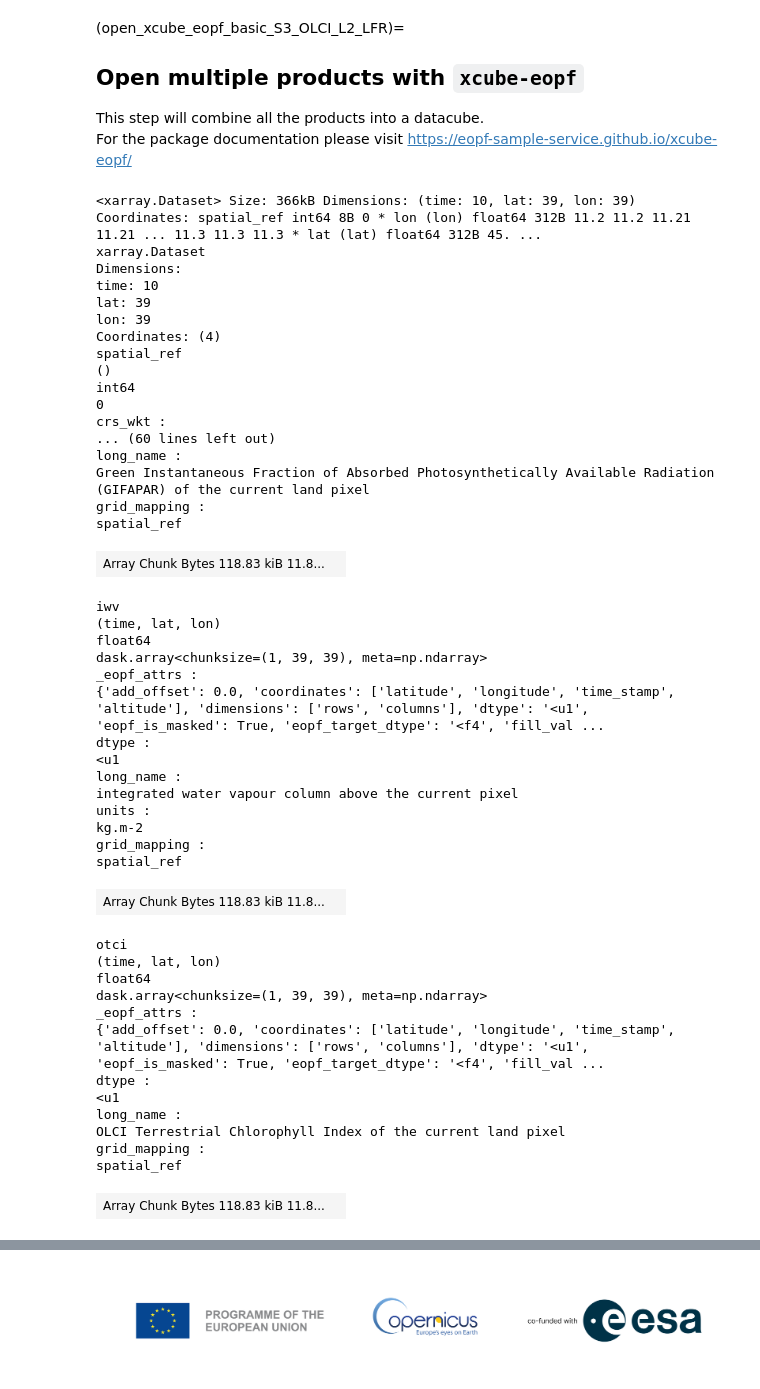
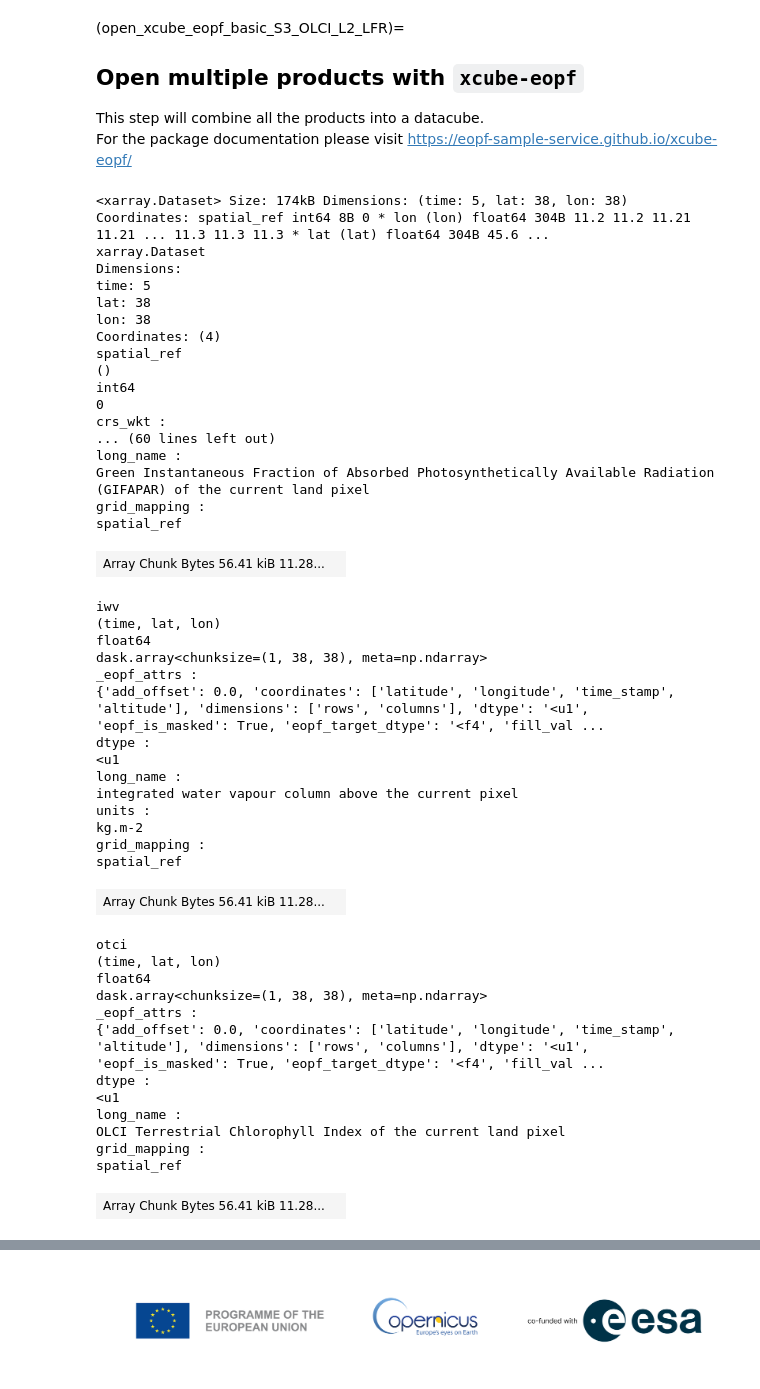
Before and after one commit to EOPF-Sample-Service/eopf-sample-notebooks, a Jupyter notebook: notebooks/Sentinel-3/Sentinel-3_OLCI_L2_LFR_data_access.ipynb, the cells around one changed output, grey strips where cells are left out. Drawn from its saved outputs; the diff is of its cells as text; code cells hidden in the pictures.

Commit message:
fix dates for basic examples

```diff
--- a/notebooks/Sentinel-3/Sentinel-3_OLCI_L2_LFR_data_access.ipynb
+++ b/notebooks/Sentinel-3/Sentinel-3_OLCI_L2_LFR_data_access.ipynb
@@ -133,45 +138,45 @@ For the package documentation please visit https://eopf-sample-service.github.io
 # Define area of interest
 bbox = [11.2, 45.5, 11.3, 45.6]
 
-# Temporal extent: today - 10 days to today
-today = datetime.utcnow().date()
-start_date = today - timedelta(days=10)
+# Temporal extent: today - 5 days to today
+today = datetime.datetime.now(datetime.UTC).date()
+start_date = today - timedelta(days=5)
 temporal_extent = [str(start_date), str(today)]
 
 store = new_data_store("eopf-zarr")
 
 ds = store.open_data(
     data_id="sentinel-3-olci-l2-lfr",
     bbox=bbox,
     spatial_res=0.0027,  # ~300m in degrees for EPSG:4326
     time_range=temporal_extent,
     crs="EPSG:4326",
     variables=["gifapar", "iwv", "otci"],
 )
 ds
 # %% [output]
-<xarray.Dataset> Size: 366kB Dimensions: (time: 10, lat: 39, lon: 39) Coordinates: spatial_ref int64 8B 0 * lon (lon) float64 312B 11.2 11.2 11.21 11.21 ... 11.3 11.3 11.3 * lat (lat) float64 312B 45. ...
+<xarray.Dataset> Size: 174kB Dimensions: (time: 5, lat: 38, lon: 38) Coordinates: spatial_ref int64 8B 0 * lon (lon) float64 304B 11.2 11.2 11.21 11.21 ... 11.3 11.3 11.3 * lat (lat) float64 304B 45.6 ...
 xarray.Dataset
 Dimensions:
-time: 10
-lat: 39
-lon: 39
+time: 5
+lat: 38
+lon: 38
 Coordinates: (4)
 spatial_ref
 ()
 int64
 0
 crs_wkt :
 ... (60 lines left out)
 long_name :
 Green Instantaneous Fraction of Absorbed Photosynthetically Available Radiation (GIFAPAR) of the current land pixel
 grid_mapping :
 spatial_ref
-| Array Chunk Bytes 118.83 kiB 11.8... |  |
+| Array Chunk Bytes 56.41 kiB 11.28... |  |
 iwv
 (time, lat, lon)
 float64
-dask.array<chunksize=(1, 39, 39), meta=np.ndarray>
+dask.array<chunksize=(1, 38, 38), meta=np.ndarray>
 _eopf_attrs :
 {'add_offset': 0.0, 'coordinates': ['latitude', 'longitude', 'time_stamp', 'altitude'], 'dimensions': ['rows', 'columns'], 'dtype': '<u1', 'eopf_is_masked': True, 'eopf_target_dtype': '<f4', 'fill_val ...
 dtype :
@@ -182,11 +187,11 @@ units :
 kg.m-2
 grid_mapping :
 spatial_ref
-| Array Chunk Bytes 118.83 kiB 11.8... |  |
+| Array Chunk Bytes 56.41 kiB 11.28... |  |
 otci
 (time, lat, lon)
 float64
-dask.array<chunksize=(1, 39, 39), meta=np.ndarray>
+dask.array<chunksize=(1, 38, 38), meta=np.ndarray>
 _eopf_attrs :
 {'add_offset': 0.0, 'coordinates': ['latitude', 'longitude', 'time_stamp', 'altitude'], 'dimensions': ['rows', 'columns'], 'dtype': '<u1', 'eopf_is_masked': True, 'eopf_target_dtype': '<f4', 'fill_val ...
 dtype :
@@ -195,7 +200,7 @@ long_name :
 OLCI Terrestrial Chlorophyll Index of the current land pixel
 grid_mapping :
 spatial_ref
-| Array Chunk Bytes 118.83 kiB 11.8... |  |
+| Array Chunk Bytes 56.41 kiB 11.28... |  |
 Indexes: (3)
 lon
 PandasIndex
```
Also changed, not shown: parts of 5 cells of this notebook, 4 other files.
